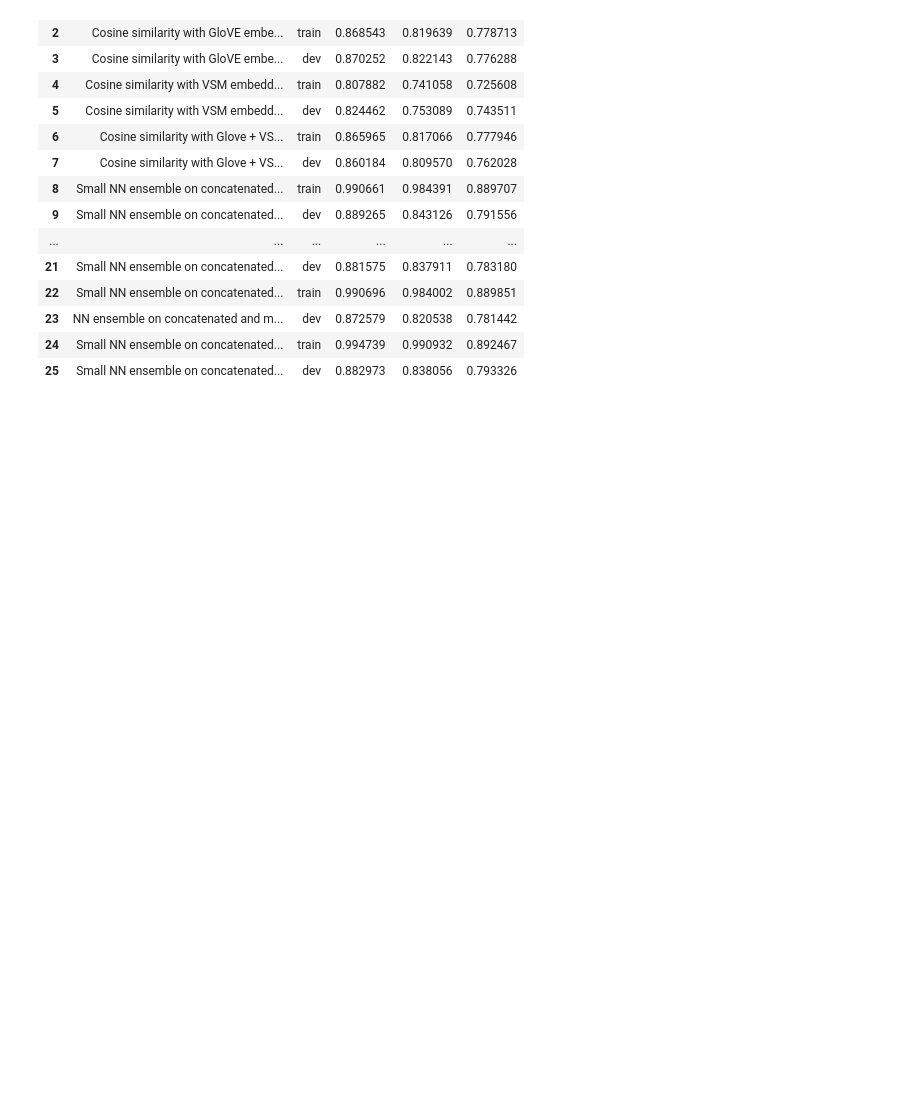
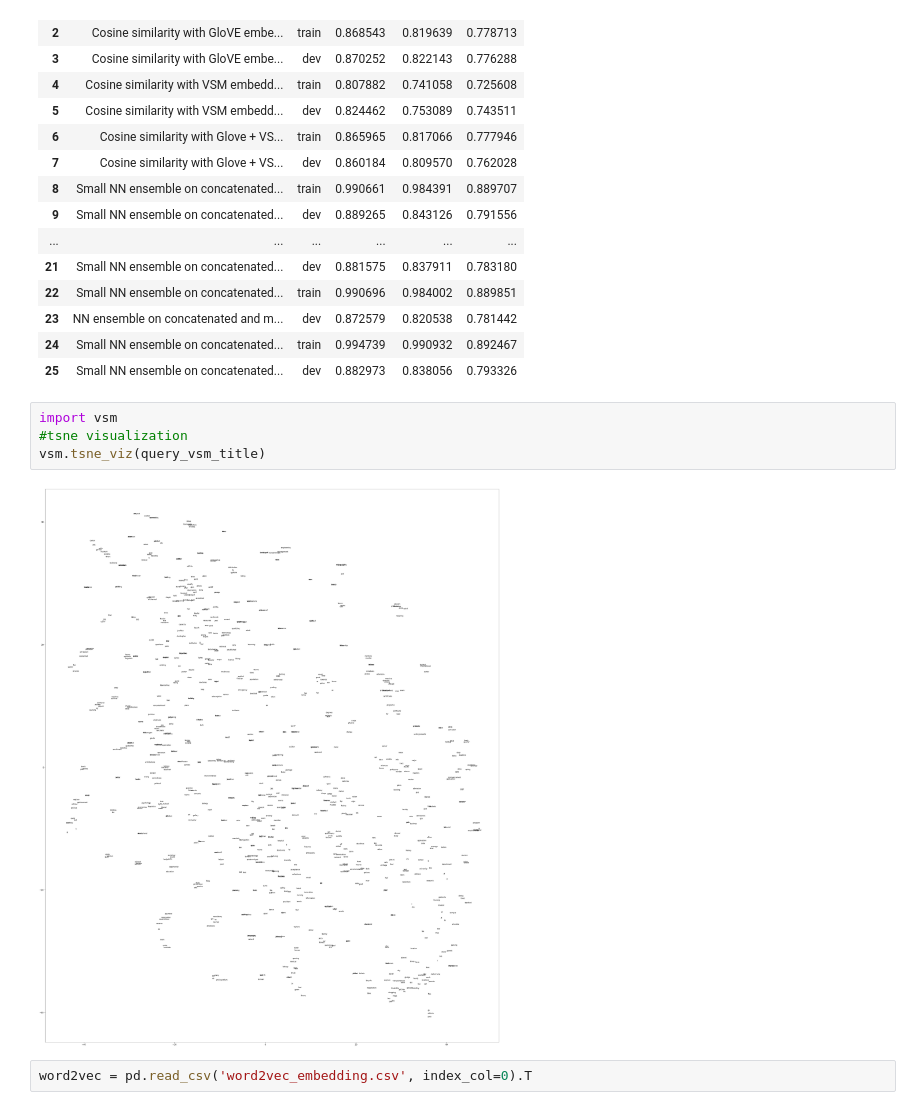
Before and after one commit to ayushgs/Retrieval_ReRanking_CS224U, a Jupyter notebook: project_code.ipynb, the cells around one changed output. Drawn from its saved outputs; the diff is of its cells as text; blank space fills up the shorter version.

```diff
--- a/project_code.ipynb
+++ b/project_code.ipynb
@@ -1560,3 +1560,11 @@ metric_frame
 | 23 | NN ensemble on concatenated and m... | dev | 0.872579 | 0.820538 | 0.781442 |
 | 24 | Small NN ensemble on concatenated... | train | 0.994739 | 0.990932 | 0.892467 |
 | 25 | Small NN ensemble on concatenated... | dev | 0.882973 | 0.838056 | 0.793326 |
+# %%
+import vsm
+#tsne visualization
+vsm.tsne_viz(query_vsm_title)
+# %% [output]
+[figure, added]
+# %%
+word2vec = pd.read_csv('word2vec_embedding.csv', index_col=0).T
```
Also changed, not shown: parts of 14 cells of this notebook.
